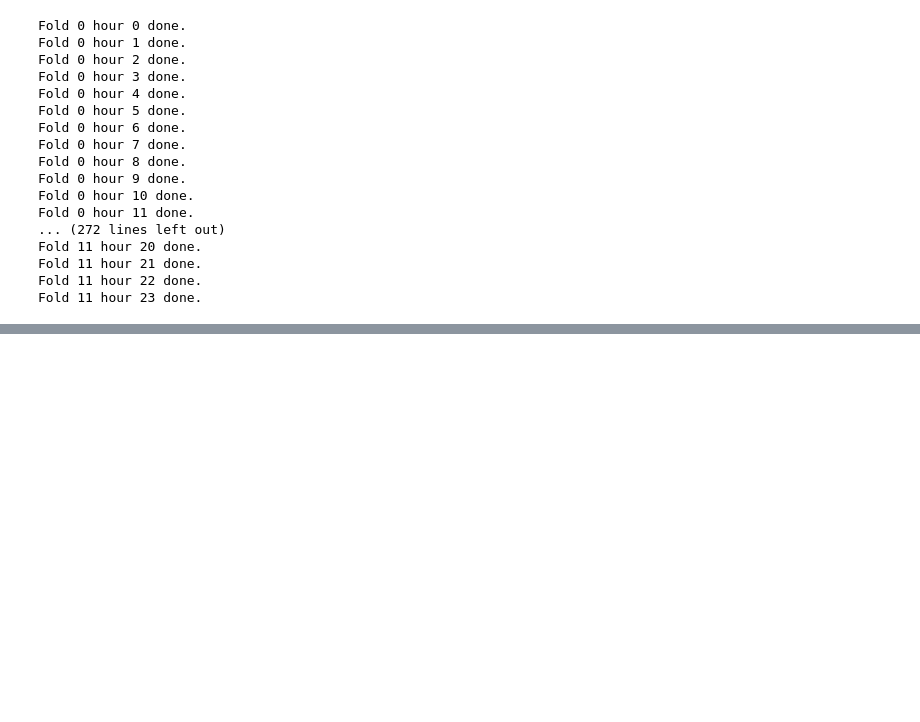
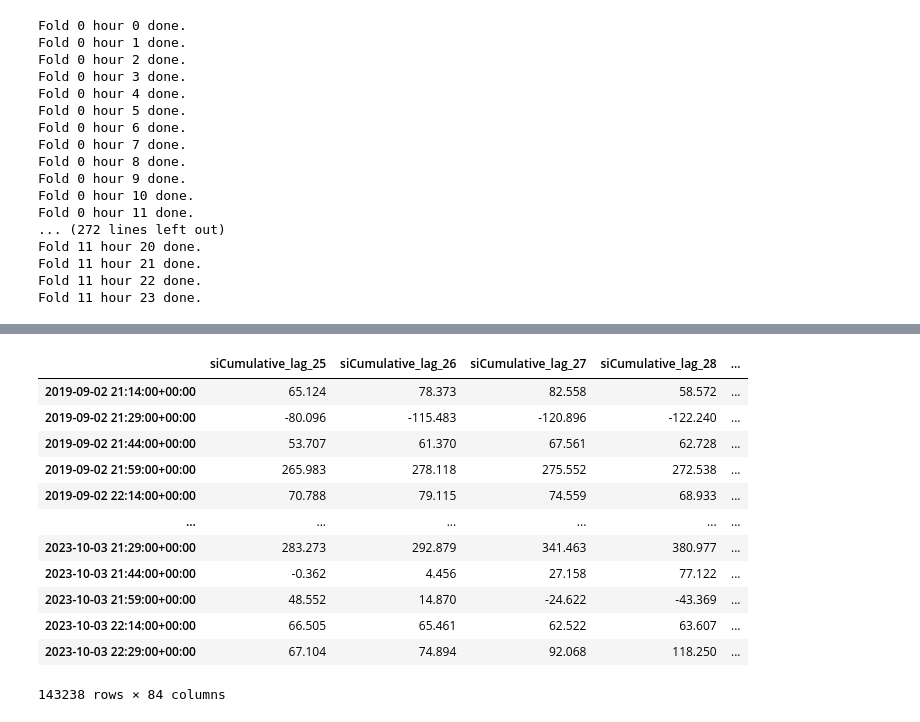
Before and after one commit to ThomasCrssrts/simplify_deployment, a Jupyter notebook: src/simplify_deployment/data_science/predictions_one_model_per_hour.ipynb, the cells around one changed output, grey strips where cells are left out. Drawn from its saved outputs; the diff is of its cells as text; code cells hidden in the pictures; blank space fills up the shorter version.

Commit message:
update prediction script

```diff
--- a/src/simplify_deployment/data_science/predictions_one_model_per_hour.ipynb
+++ b/src/simplify_deployment/data_science/predictions_one_model_per_hour.ipynb
@@ -6,7 +6,7 @@ from sklearn.linear_model import LinearRegression
 from pathlib import Path
 # %%
 prediction_list = []
-folder = Path("/home/thomas/repos/simplify_deployment/data/data_science/50_gen_s1/folds_one_model_per_hour_times_24")
+folder = Path("/home/thomas/repos/simplify_deployment/data/data_science/50_gen_s1/folds")
 for fold in range(12):
     # Raw
     X_train_raw = pd.read_parquet(folder/f"X_train_fold_{fold}.parquet")
@@ -40,23 +40,12 @@ for fold in range(12):
         prediction_list.append(
             pd.DataFrame(
                     {
-                        "y_pred_one_model_per_hour": model.predict(X_test),
+                        "y_pred_one_model_per_hour": model.predict(X_test_hour_n),
                     },
-                    index = X_test.index,
+                    index = X_test_hour_n.index,
             )
         )
         print(f"Fold {fold} hour {hour} done.")
-    # # Model
-    # model = LinearRegression()
-    # model.fit(X_train, y_train)
-    # prediction_list.append(
-    #     pd.DataFrame(
-    #         {
-    #             "y_pred": model.predict(X_test),
-    #         },
-    #         index = X_test.index,
-    #     )
-    # )
 # %% [output]
 Fold 0 hour 0 done.
 Fold 0 hour 1 done.
@@ -99,0 +90,16 @@ prediction.to_parquet("/home/thomas/repos/simplify_deployment/data/data_science/
+# %%
+X_train
+# %% [output]
+|  | siCumulative_lag_25 | siCumulative_lag_26 | siCumulative_lag_27 | siCumulative_lag_28 | ... |
+| 2019-09-02 21:14:00+00:00 | 65.124 | 78.373 | 82.558 | 58.572 | ... |
+| 2019-09-02 21:29:00+00:00 | -80.096 | -115.483 | -120.896 | -122.240 | ... |
+| 2019-09-02 21:44:00+00:00 | 53.707 | 61.370 | 67.561 | 62.728 | ... |
+| 2019-09-02 21:59:00+00:00 | 265.983 | 278.118 | 275.552 | 272.538 | ... |
+| 2019-09-02 22:14:00+00:00 | 70.788 | 79.115 | 74.559 | 68.933 | ... |
+| ... | ... | ... | ... | ... | ... |
+| 2023-10-03 21:29:00+00:00 | 283.273 | 292.879 | 341.463 | 380.977 | ... |
+| 2023-10-03 21:44:00+00:00 | -0.362 | 4.456 | 27.158 | 77.122 | ... |
+| 2023-10-03 21:59:00+00:00 | 48.552 | 14.870 | -24.622 | -43.369 | ... |
+| 2023-10-03 22:14:00+00:00 | 66.505 | 65.461 | 62.522 | 63.607 | ... |
+| 2023-10-03 22:29:00+00:00 | 67.104 | 74.894 | 92.068 | 118.250 | ... |
+143238 rows × 84 columns
```
Also changed, not shown: parts of 6 cells of this notebook.
